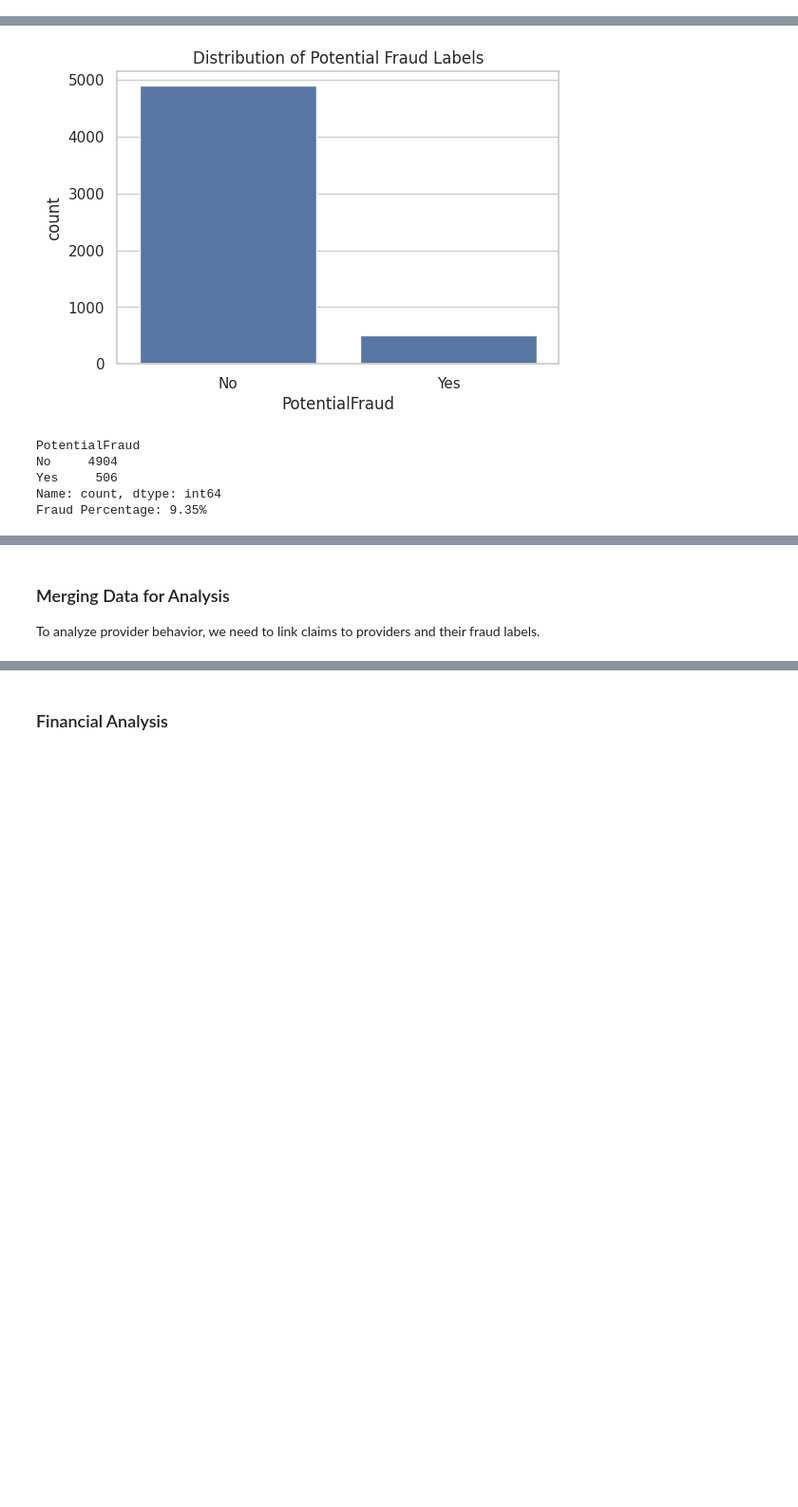
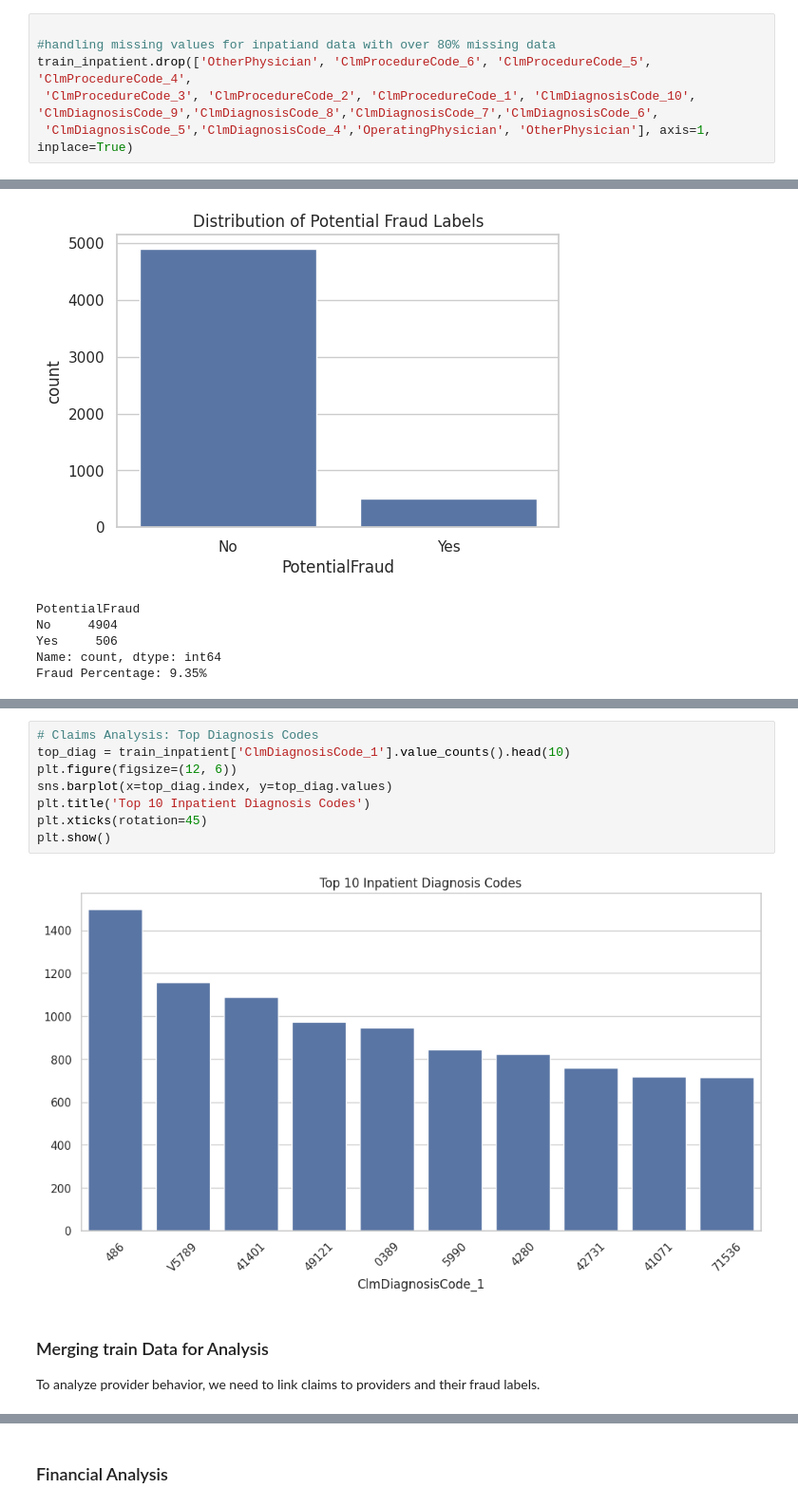
Before and after one commit to AhmedHaythamNaga/fraud_detection_project, a Jupyter notebook: notebooks/01_data_exploration_and_feature_engineering.ipynb, the cells around one changed output, grey strips where cells are left out. Shown at 95% size. Drawn from its saved outputs; the diff is of its cells as text; blank space fills up the shorter version.

```diff
--- a/notebooks/01_data_exploration_and_feature_engineering.ipynb
+++ b/notebooks/01_data_exploration_and_feature_engineering.ipynb
@@ -159,0 +246,6 @@ Unique Outpatient Claims: 517737
+# %%
+
+#handling missing values for inpatiand data with over 80% missing data
+train_inpatient.drop(['OtherPhysician', 'ClmProcedureCode_6', 'ClmProcedureCode_5', 'ClmProcedureCode_4',
+ 'ClmProcedureCode_3', 'ClmProcedureCode_2', 'ClmProcedureCode_1', 'ClmDiagnosisCode_10', 'ClmDiagnosisCode_9','ClmDiagnosisCode_8','ClmDiagnosisCode_7','ClmDiagnosisCode_6',
+ 'ClmDiagnosisCode_5','ClmDiagnosisCode_4','OperatingPhysician', 'OtherPhysician'], axis=1, inplace=True)
@@ -179,5 +365,15 @@ Fraud Percentage: 9.35%
+# %%
+# Claims Analysis: Top Diagnosis Codes
+top_diag = train_inpatient['ClmDiagnosisCode_1'].value_counts().head(10)
+plt.figure(figsize=(12, 6))
+sns.barplot(x=top_diag.index, y=top_diag.values)
+plt.title('Top 10 Inpatient Diagnosis Codes')
+plt.xticks(rotation=45)
+plt.show()
+# %% [output]
+[figure, added]
 # %% [markdown]
-### Merging Data for Analysis
+### Merging train Data for Analysis
 To analyze provider behavior, we need to link claims to providers and their fraud labels.
 # %%
 # Add a flag to distinguish inpatient vs outpatient before merging
```
Also changed, not shown: parts of 38 cells of this notebook, 3 other files.
